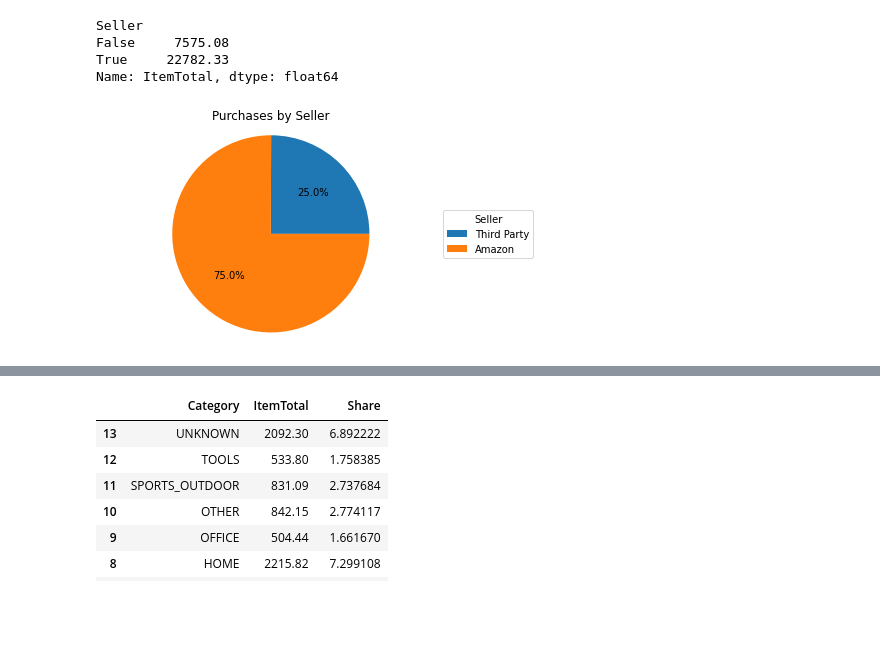
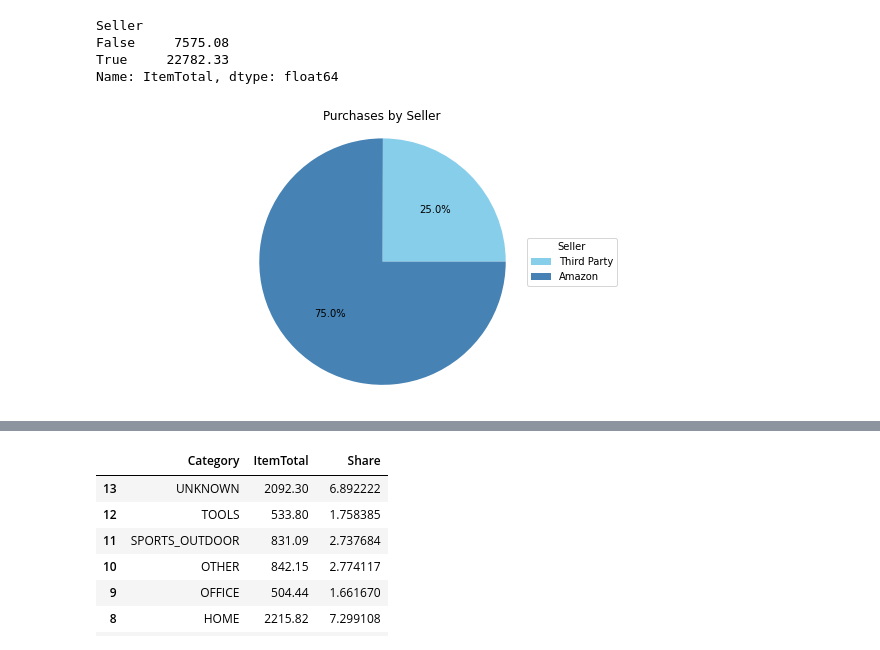
Before and after one commit to AmitSamra/AmazonOrderHistoryAirflow, a Jupyter notebook: AmazonOrderHistoryAirflow_input.ipynb, the cells around one changed output, grey strips where cells are left out. Saved outputs shown, nothing was run; the diff lists cells and outputs as text; code cells hidden in the pictures; blank space fills up the shorter version.

```diff
--- a/AmazonOrderHistoryAirflow_input.ipynb
+++ b/AmazonOrderHistoryAirflow_input.ipynb
@@ -381,21 +401,21 @@ False     7575.08
 True     22782.33
 Name: ItemTotal, dtype: float64
 # %%
-fig,ax = plt.subplots()
-ax.pie(df_PurchasesSeller.values, autopct = '%1.1f%%')
+fig,ax = plt.subplots(figsize = (10,5))
+ax.pie(df_PurchasesSeller.values, autopct = '%1.1f%%', colors = ['skyblue', 'steelblue'])
 ax.legend(
     #df_PurchasesSeller.index,
     title = 'Seller',
     labels = ['Third Party', 'Amazon'],
     loc = 'center left',
-    bbox_to_anchor = (1,0,0.5,1)
+    bbox_to_anchor = (0.75,0,0.5,1)
 )
 ax.set_title('Purchases by Seller')
 ax.axis('equal')
 plt.show()
 #ax.figure.savefig('./img/PurchasesBySeller.png', bbox_inches='tight', dpi=150)
 # %% [output]
-[figure, old version]
+[figure, new version]
 # %%
 # Purchases by Category
 # Note: it is necessary to sort by reverse in the df so the plot can be arranged alphabetically
```
Also changed, not shown: parts of 7 cells of this notebook.
